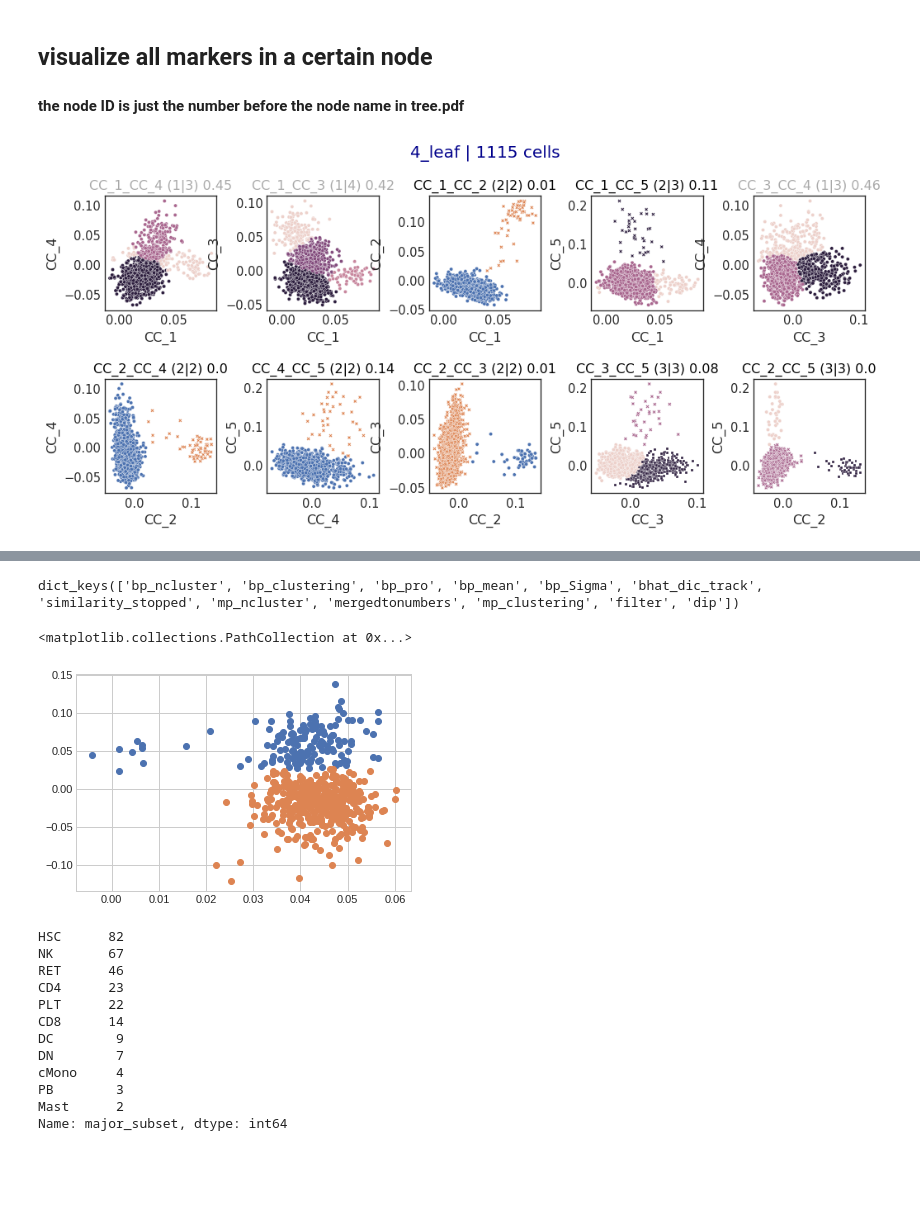
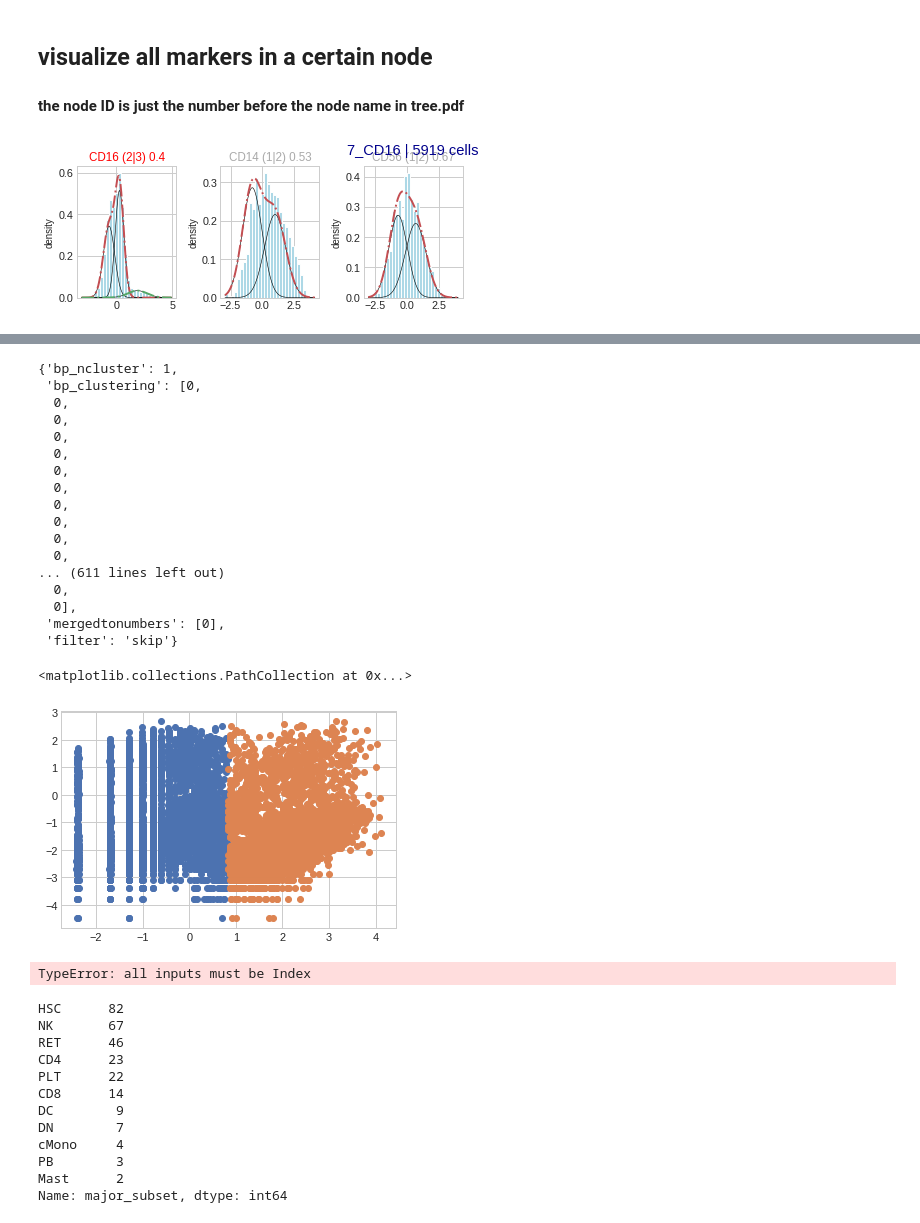
Before and after one commit to xinzhu-email/CITE-pool, a Jupyter notebook: AnalysisTutorial_.ipynb, the cells around one changed output, grey strips where cells are left out. Cells and saved outputs as stored; diff of their text form; code cells hidden in the pictures; blank space fills up the shorter version.

```diff
--- a/AnalysisTutorial_.ipynb
+++ b/AnalysisTutorial_.ipynb
@@ -12,6 +12,8 @@ import scanpy as sc
 # %% [markdown]
 ## load data and tree
 # %%
+f = open('../output/result 1 scalable/new/0/tree.pickle','rb')
+tree = pickle.load(f)
 # tree.right.right.right.indices
-tree.left.left.left.indices
+tree.left.left.right.indices
 # %% [output]
@@ -27,18 +29,18 @@ l = list(data.columns)
 i = 2
 # data = pd.read_csv('../simulator_out/simulator_SET2/ADT_simulator_'+str(i+3)+'.csv',index_col=0)
 # adata = sc.read_h5ad('../data/RealSimulation/set2/data.h5ad')
-adata = sc.read_h5ad('../data/result section 2/'+str(i)+'/data.h5ad')
+adata = sc.read_h5ad('../data/result 1 scalable/3datasets*conditions/'+str(i)+'/data.h5ad')
 # adata = sc.read_h5ad('../data/st/breast cancer pair/scpp.h5ad')
 
 # data = pd.read_csv('../SeuratV4/subdata/'+id+'_ADT.csv', sep=',',index_col=0, header=0)
 # data.index = data.index.astype(str)
 # adata = sc.read_h5ad('../data/PBMC DATA/1/data.h5ad')
-id=str(i)+'/'+str(i)
+id=str(i)+'/'+str(3)
 # f = open('../output/st_brca/1/1/tree.pickle','rb')
 # f = open('../output/PBMC_0/'+id+'/tree.pickle','rb')
 # f = open('../output/simulation/set2/1/'+str(i)+'/tree.pickle','rb')
 # f = open('../output/RealSimulation/set2/1/'+str(i)+'/tree.pickle','rb')
-f = open('../output/result section 2/1v2v3/'+id+'/tree.pickle','rb')
+f = open('../output/result 1 scalable/3datasets*conditions/new/'+id+'/tree.pickle','rb')
 # f = open('../data/4tumor/output/ADT_'+id+'/tree.pickle','rb')
 # true = pd.read_csv('./data/4tumor/gating_cluster.csv',index_col=0)
 # f = open('CITEsort_out/SeuratV3_main_ct_smooth2/tree.pickle','rb')
@@ -82,10 +84,10 @@ data_ = smooth(data_)
 ## visualize all markers in a certain node
 #### the node ID is just the number before the node name in tree.pdf
 # %%
-node_ID = 4
-traversal.plot_node(data_,node_ID,viz_dim=2)
+node_ID = 7
+traversal.plot_node(data_,node_ID,viz_dim=1)
 # %% [output]
-[figure, old version]
+[figure, new version]
 # %%
 pred = pd.read_csv('../output/PBMC_1/3/43/leaf_labels.csv',index_col=0)
 pred.loc[node.right.indices,'Label'].value_counts()
@@ -108,7 +110,7 @@ progenitor       0
 Name: cell_type, dtype: int64
 # %%
 node = traversal.get_node(4)
-node.all_clustering_dic[1][('CD27',)].keys() ##[('CD45RA',)] ##[('CD4-2',)]['mp_clustering']['similarity_stopped']
+node.all_clustering_dic[1][('CD27',)] ##[('CC_3','CC_4',)] ##[('CD4-2',)]['mp_clustering']['similarity_stopped']
 # len(node.indices)
 # node.score_dict
 # node.stop
@@ -120,29 +122,48 @@ node.all_clustering_dic[1][('CD27',)].keys() ##[('CD45RA',)] ##[('CD4-2',)]['mp_
 # node.mean_l
 # node.embedding
 # %% [output]
-dict_keys(['bp_ncluster', 'bp_clustering', 'bp_pro', 'bp_mean', 'bp_Sigma', 'bhat_dic_track', 'similarity_stopped', 'mp_ncluster', 'mergedtonumbers', 'mp_clustering', 'filter', 'dip'])
+{'bp_ncluster': 1,
+ 'bp_clustering': [0,
+  0,
+  0,
+  0,
+  0,
+  0,
+  0,
+  0,
+  0,
+  0,
+  0,
+... (611 lines left out)
+  0,
+  0],
+ 'mergedtonumbers': [0],
+ 'filter': 'skip'}
 # %%
-node =  traversal.get_node(4)
+node =  traversal.get_node(1)
 
-# subdata = adata[traversal.get_node(4).indices]
+# subdata = adata[traversal.get_node(24).indices]
 
-# plt.scatter(data_.loc[subdata[subdata.obs['subtype']=='B.NAIVE'].obs_names,'CD27'],data_.loc[subdata[subdata.obs['subtype']=='B.NAIVE'].obs_names,'CD27'],alpha=0.5)#'TCR-V-7.2'
+# plt.scatter(data_.loc[subdata[subdata.obs['subtype']=='CD4.TCM'].obs_names,'CD4'],data_.loc[subdata[subdata.obs['subtype']=='CD4.TCM'].obs_names,'CD8'],alpha=0.5)#'TCR-V-7.2'
 # plt.scatter(data_.loc[subdata[subdata.obs['cell_type']=='CD4_T'].obs_names,'CD8'],data_.loc[subdata[subdata.obs['cell_type']=='CD4_T'].obs_names,'CD4'],alpha=0.5)
 
-# plt.scatter(node.embedding.loc[subdata[subdata.obs['subtype']=='cDC'].obs_names,'CC_1'],
-#             node.embedding.loc[subdata[subdata.obs['subtype']=='cDC'].obs_names,'CC_3'])
-# plt.scatter(node.embedding.loc[subdata[subdata.obs['cell_type']=='cMono'].obs_names,'CC_1'],
-#             node.embedding.loc[subdata[subdata.obs['cell_type']=='cMono'].obs_names,'CC_2'])
+# plt.scatter(node.embedding.loc[subdata[subdata.obs['subtype']=='CD4.TCM'].obs_names,'CC_1'],
+#             node.embedding.loc[subdata[subdata.obs['subtype']=='CD4.TCM'].obs_names,'CC_4'])
+# plt.scatter(node.embedding.loc[subdata[subdata.obs['subtype']=='CD4.TREG'].obs_names,'CC_1'],
+#             node.embedding.loc[subdata[subdata.obs['subtype']=='CD4.TREG'].obs_names,'CC_4'])
+plt.scatter(data_.loc[node.left.indices,'CD19'],data_.loc[node.left.indices,'CD27'])
+plt.scatter(data_.loc[node.right.indices,'CD19'],data_.loc[node.right.indices,'CD27'])
 
-# plt.scatter(data_.loc[node.left.indices,'CD27'],data_.loc[node.left.indices,'CD4'])
-# plt.scatter(data_.loc[node.right.indices,'CD27'],data_.loc[node.right.indices,'CD4'])
+# plt.scatter(data_.loc[subdata[subdata.obs['subtype']=='NK.CD56hi'].obs_names,'CD16'],data_.loc[subdata[subdata.obs['subtype']=='NK.CD56hi'].obs_names,'CD56'],alpha=0.5)#'TCR-V-7.2'
+# plt.scatter(data_.loc[subdata[subdata.obs['subtype']=='NK.CD16hi'].obs_names,'CD16'],data_.loc[subdata[subdata.obs['subtype']=='NK.CD16hi'].obs_names,'CD56'],alpha=0.5)#'TCR-V-7.2'
+# plt.scatter(data_.loc[subdata[subdata.obs['subtype']=='CD4.TEM'].obs_names,'CD27'],data_.loc[subdata[subdata.obs['subtype']=='CD4.TEM'].obs_names,'CD45RO'],alpha=0.5)
 
-# plt.scatter(data_.loc[subdata[subdata.obs['subtype']=='B.NAIVE'].obs_names,'CD27'],data_.loc[subdata[subdata.obs['subtype']=='B.NAIVE'].obs_names,'CD4'],alpha=0.5)#'TCR-V-7.2'
-# plt.scatter(data_.loc[subdata[subdata.obs['subtype']=='B.INT'].obs_names,'CD27'],data_.loc[subdata[subdata.obs['subtype']=='B.INT'].obs_names,'CD4'],alpha=0.5)#'TCR-V-7.2'
-# plt.scatter(data_.loc[subdata[subdata.obs['subtype']=='B.MEM'].obs_names,'CD27'],data_.loc[subdata[subdata.obs['subtype']=='B.MEM'].obs_names,'CD4'],alpha=0.5)
-
-plt.scatter(node.embedding.loc[node.left_indices,'CC_1'], node.embedding.loc[node.left_indices,'CC_3'])
-plt.scatter(node.embedding.loc[node.right_indices,'CC_1'], node.embedding.loc[node.right_indices,'CC_3'])
+# plt.scatter(node.embedding.loc[node.left_indices,'CC_1'], node.embedding.loc[node.left_indices,'CC_4'])
+# plt.scatter(node.embedding.loc[node.right_indices,'CC_1'], node.embedding.loc[node.right_indices,'CC_4'])
 # %% [output]
 <matplotlib.collections.PathCollection at 0x...>
-[figure, old version]
+[figure, new version]
+# %%
+adata[adata.obs['subtype']=='CD4.TREG'].obs_names.append([1,2])
+# %% [output]
+TypeError: all inputs must be Index
```
Also changed, not shown: parts of 4 cells of this notebook, 8 other files.
